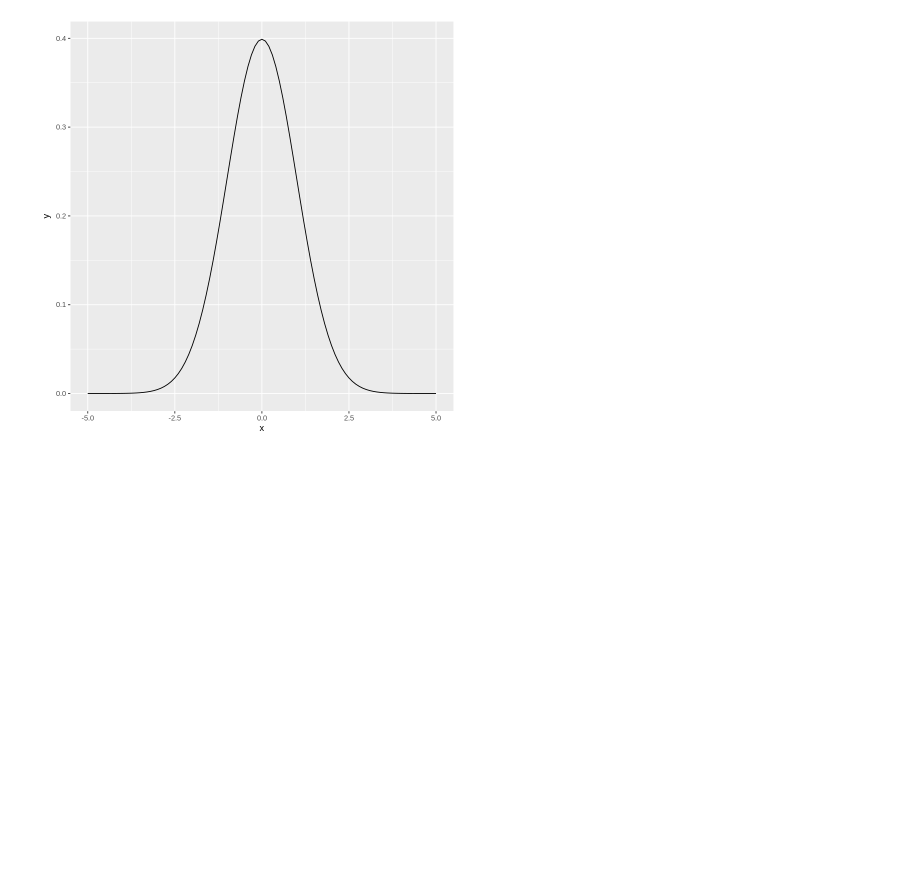
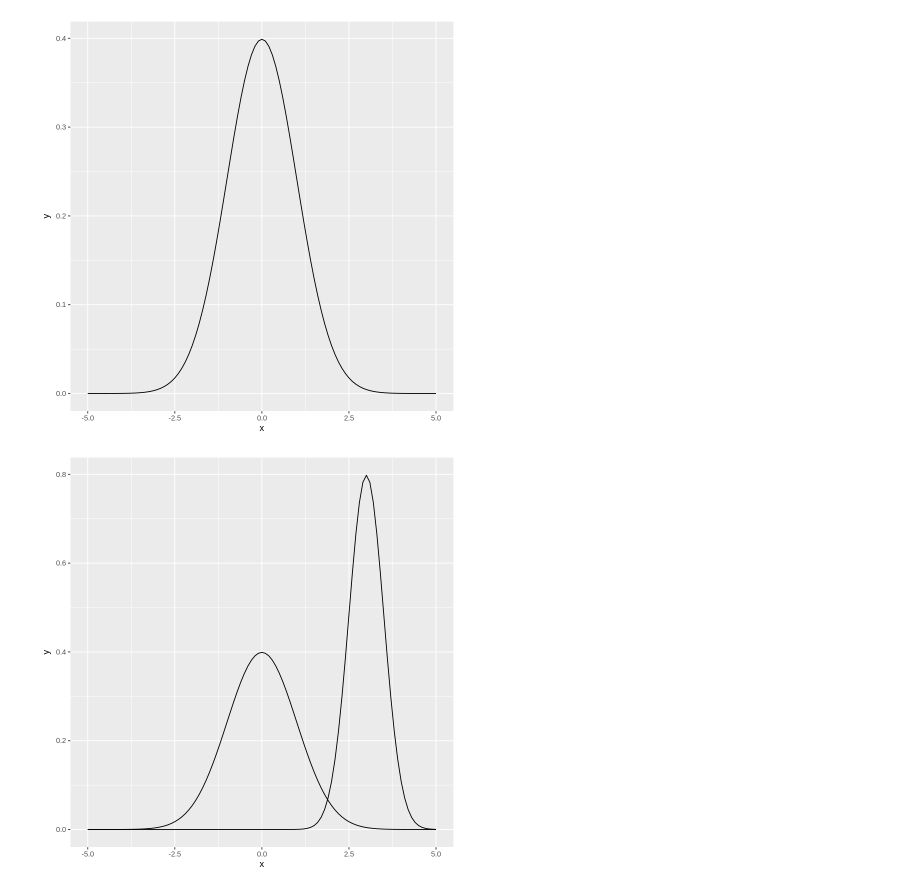
Before and after one commit to DanielCardozo25/Actividades_Google_Colab, a Jupyter notebook: PercentilesyCuantiles-18-8.ipynb, the cells around one changed output. Cells and saved outputs as stored; diff of their text form; code cells hidden in the pictures; blank space fills up the shorter version.

```diff
--- a/PercentilesyCuantiles-18-8.ipynb
+++ b/PercentilesyCuantiles-18-8.ipynb
@@ -157,3 +157,10 @@ g2 <- ggplot(data = data.frame(x = c(-5, 5)), aes(x = x)) + geom_function(fun =
 g2
 # %% [output]
 [figure]
+# %%
+g3 <- ggplot(data = data.frame(x=c(-5,5)),aes(x=x))+
+  geom_function(fun = dnorm) + # si no se especifican argumentos, se asume mu=0 y sigma=1
+  geom_function(fun = dnorm, args = list(3,0.5)) # se especifican los argumentos con mu=3 y sigma =0.5
+g3
+# %% [output]
+[figure, added]
```
Also changed, not shown: parts of 11 cells of this notebook.
